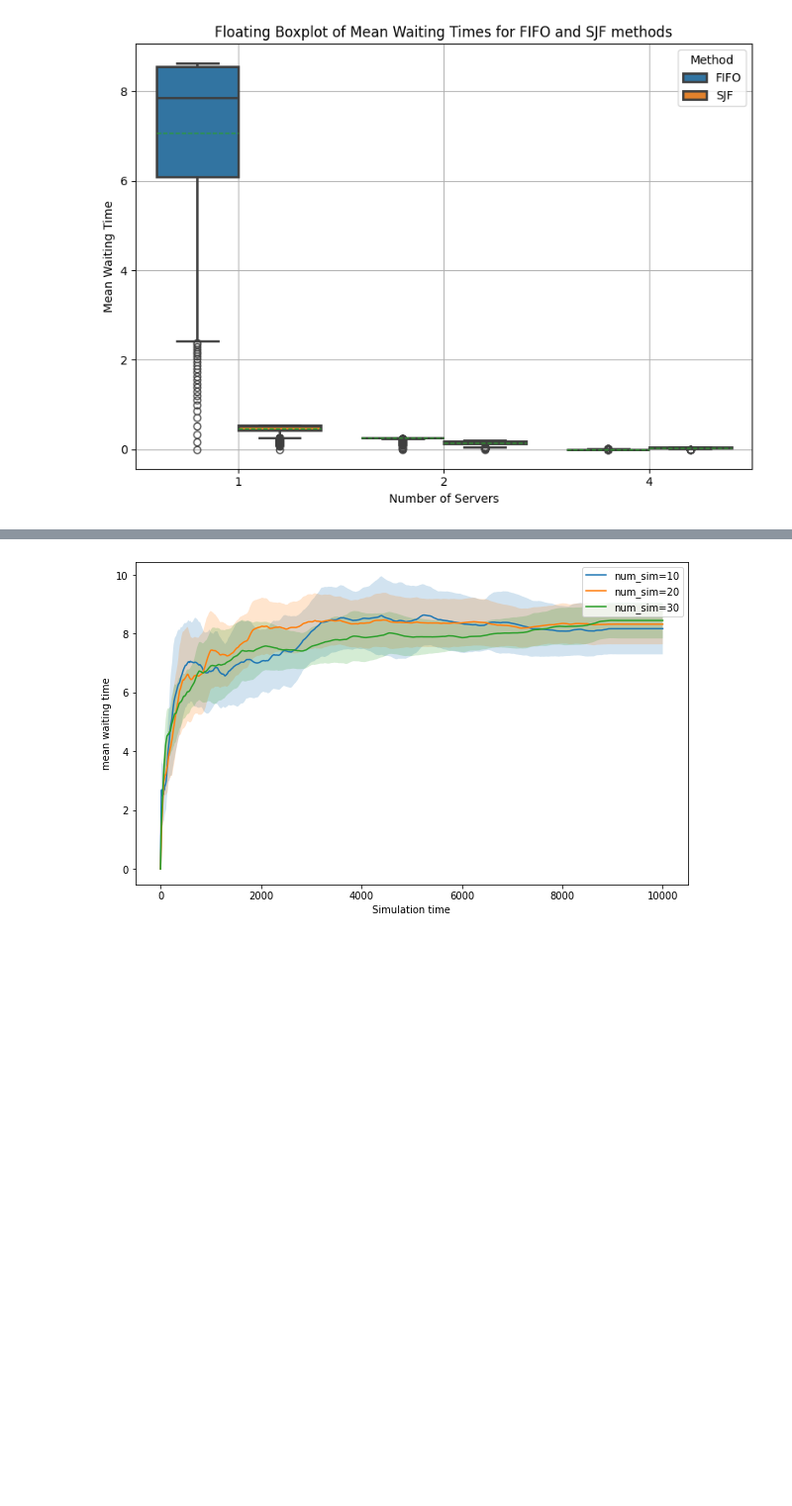
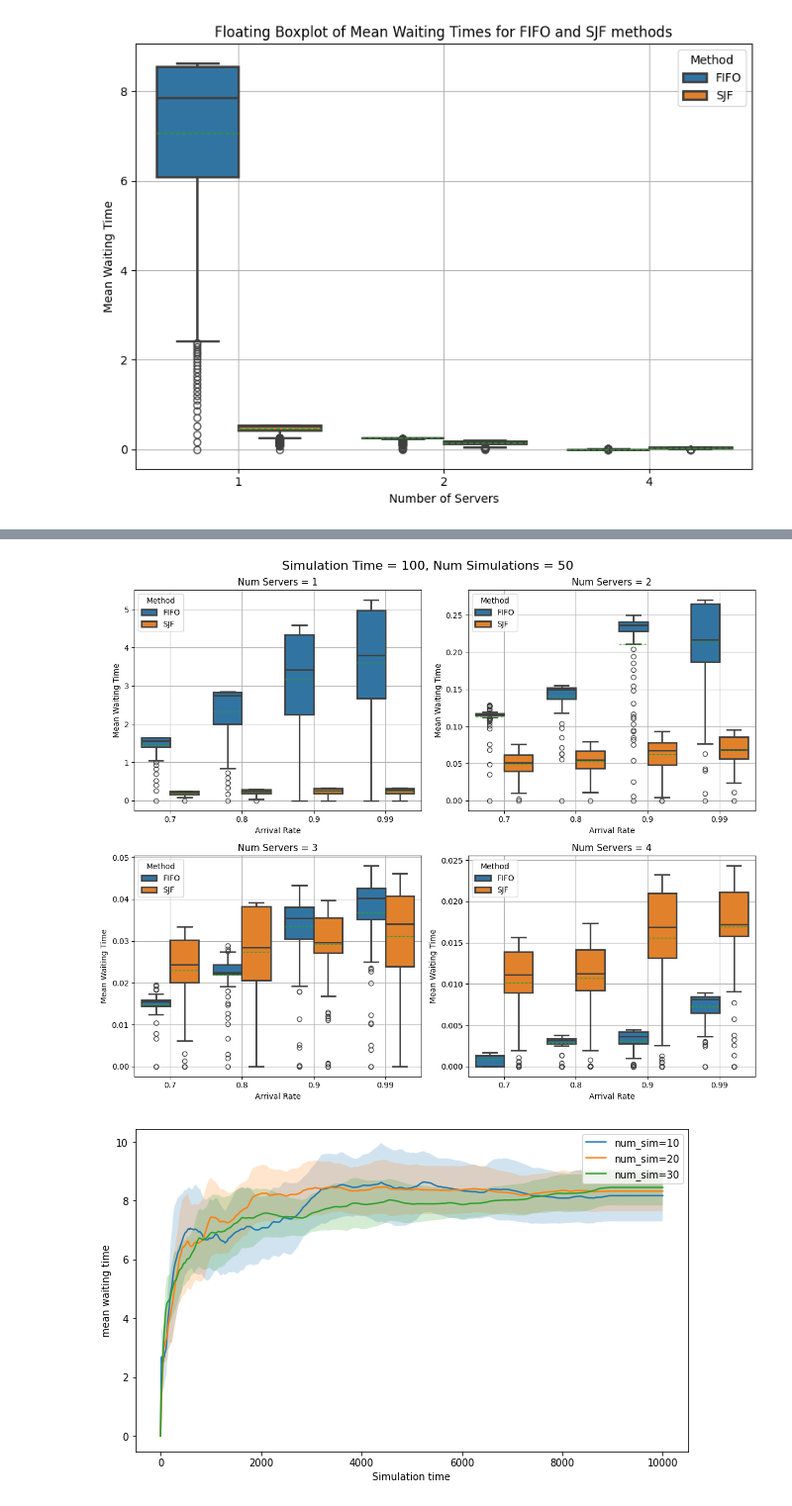
Before and after one commit to Foundnation/Stochastic-Simulation, a Jupyter notebook: Queueing/queue_notebook.ipynb, the cells around one changed output, grey strips where cells are left out. Shown at 99% size. Saved outputs shown, nothing was run; the diff lists cells and outputs as text; code cells hidden in the pictures; blank space fills up the shorter version.

```diff
--- a/Queueing/queue_notebook.ipynb
+++ b/Queueing/queue_notebook.ipynb
@@ -297,3 +305,43 @@ plt.show()
+# %%
+simulation_time = 100
+num_simulations = 50
+service_rate = 1
+arrival_rates = [0.7, 0.8, 0.9, 0.99]
+num_servers_list = [1, 2, 3, 4]  # Different num_servers values
+
+fig, axes = plt.subplots(nrows=2, ncols=2, figsize=(12, 10))
+
+for idx, num_servers in enumerate(num_servers_list):
+    fifo_data = {}
+    sjf_data = {}
+
+    for rate in arrival_rates:
+        fifo_data[rate] = run_simulations(rate, service_rate, simulation_time, num_simulations, num_servers)[0]
+        sjf_data[rate] = run_simulations(rate, service_rate, simulation_time, num_simulations, num_servers, sjf=True)[0]
+
+    data = []
+    for method, method_data in [('FIFO', fifo_data), ('SJF', sjf_data)]:
+        for rate, values in method_data.items():
+            for value in values:
+                data.append({'Method': method, 'Arrival_Rate': rate, 'Mean Waiting Time': value})
+
+    df = pd.DataFrame(data)
+
+    row = idx // 2
+    col = idx % 2
+
+    sns.boxplot(ax=axes[row, col], x='Arrival_Rate', y='Mean Waiting Time', hue='Method', data=df, showmeans=True, meanline=True, linewidth=2)
+    axes[row, col].set_title(f'Num Servers = {num_servers}')
+    axes[row, col].set_xlabel('Arrival Rate')
+    axes[row, col].set_ylabel('Mean Waiting Time')
+    axes[row, col].legend(title='Method')
+    axes[row, col].grid(True)
+
+plt.suptitle(f'Simulation Time = {simulation_time}, Num Simulations = {num_simulations}', fontsize=16)
+plt.tight_layout()
+plt.show()
+# %% [output]
+[figure, added]
 # %%
 simulation_time = 10000
 num_servers= 1
```
Also changed, not shown: parts of 4 cells of this notebook.
